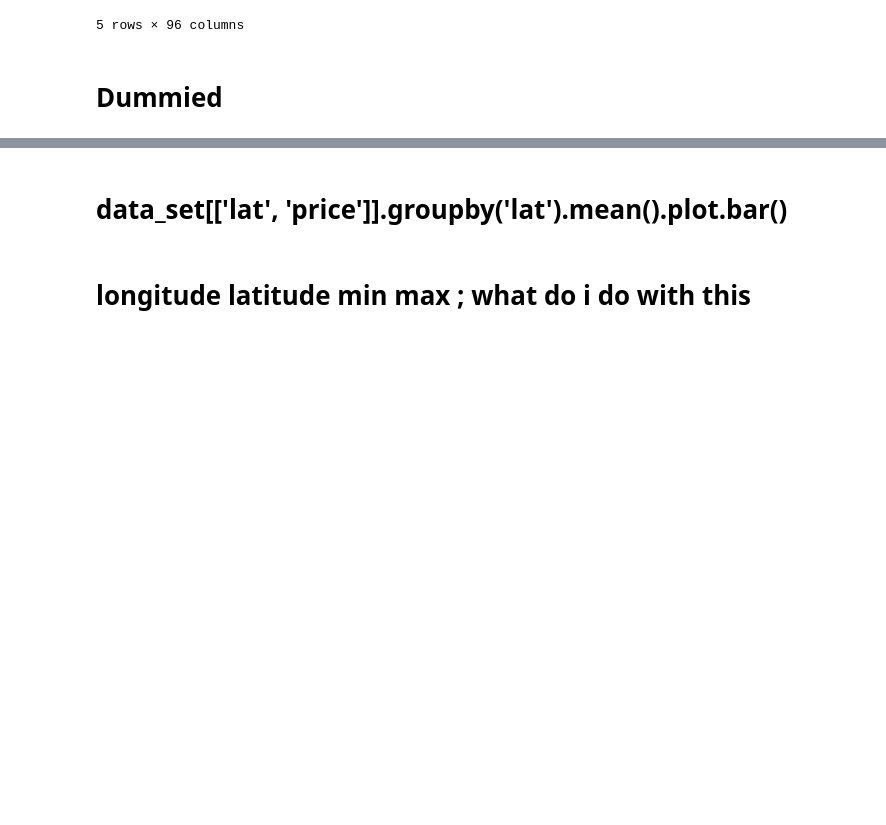
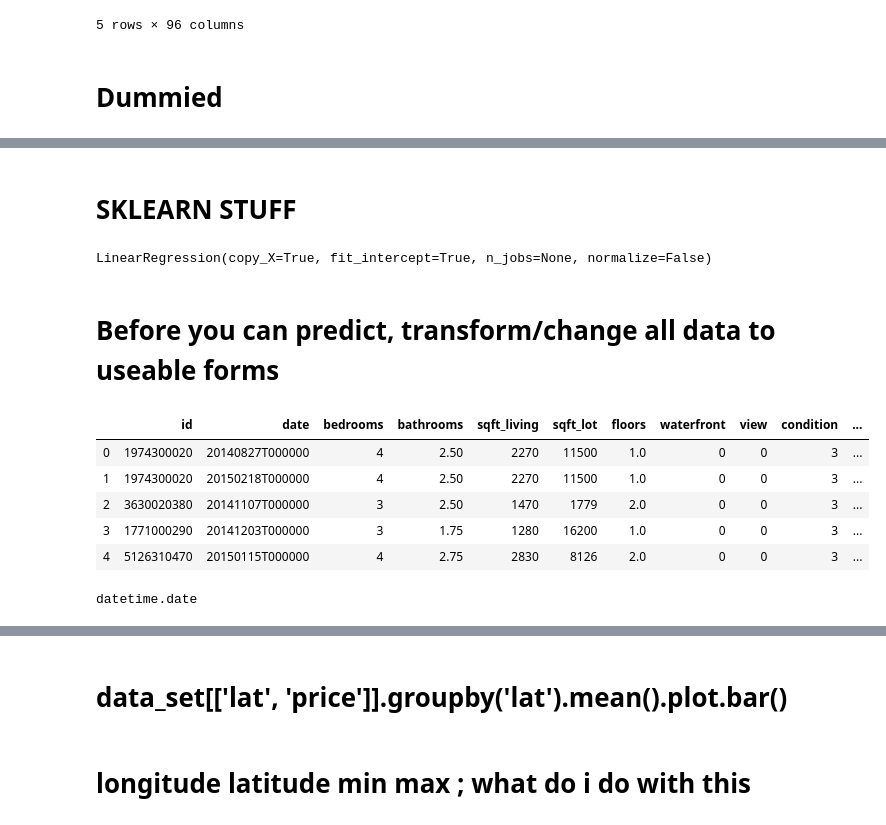
Before and after one commit to GL7526/nyc-mhtn-ds-010620-lectures, a Jupyter notebook: week-6/KC_house_data/KC_Housing_Manipulating.ipynb, the cells around one changed output, grey strips where cells are left out. Cells and saved outputs as stored; diff of their text form; code cells hidden in the pictures; blank space fills up the shorter version.

```diff
--- a/week-6/KC_house_data/KC_Housing_Manipulating.ipynb
+++ b/week-6/KC_house_data/KC_Housing_Manipulating.ipynb
@@ -402,0 +424,2 @@ strong multicollinearity problems or that the design matrix is singular.
+# %% [markdown]
+# SKLEARN STUFF
@@ -402,0 +428,26 @@ strong multicollinearity problems or that the design matrix is singular.
+# %%
+lin_reg = LinearRegression() # lin_reg object
+lin_reg.fit(X = dummies1[all_cols], y = dummies1['price']) # fit lin_reg object
+# %% [output]
+LinearRegression(copy_X=True, fit_intercept=True, n_jobs=None, normalize=False)
+# %%
+test_data = pd.read_csv('kc_house_data_test_features.csv', index_col = 'Unnamed: 0')
+# %% [markdown]
+# Before you can predict, transform/change all data to useable forms
+# %%
+test_data.head()
+# %% [output]
+|  | id | date | bedrooms | bathrooms | sqft_living | sqft_lot | floors | waterfront | view | condition | ... |
+| 0 | 1974300020 | 20140827T000000 | 4 | 2.50 | 2270 | 11500 | 1.0 | 0 | 0 | 3 | ... |
+| 1 | 1974300020 | 20150218T000000 | 4 | 2.50 | 2270 | 11500 | 1.0 | 0 | 0 | 3 | ... |
+| 2 | 3630020380 | 20141107T000000 | 3 | 2.50 | 1470 | 1779 | 2.0 | 0 | 0 | 3 | ... |
+| 3 | 1771000290 | 20141203T000000 | 3 | 1.75 | 1280 | 16200 | 1.0 | 0 | 0 | 3 | ... |
+| 4 | 5126310470 | 20150115T000000 | 4 | 2.75 | 2830 | 8126 | 2.0 | 0 | 0 | 3 | ... |
+# %%
+from datetime import date
+
+test_data['date'] = test_data.date.apply(lambda x: x[0:4]+'-'+x[4:6]+'-'+x[6:8])
+test_data.date_time = test_data.date.apply(lambda x: date.fromisoformat(x))
+type(test_data.date_time[0])
+# %% [output]
+datetime.date
```
Also changed, not shown: parts of 20 cells of this notebook, 2 other files.
